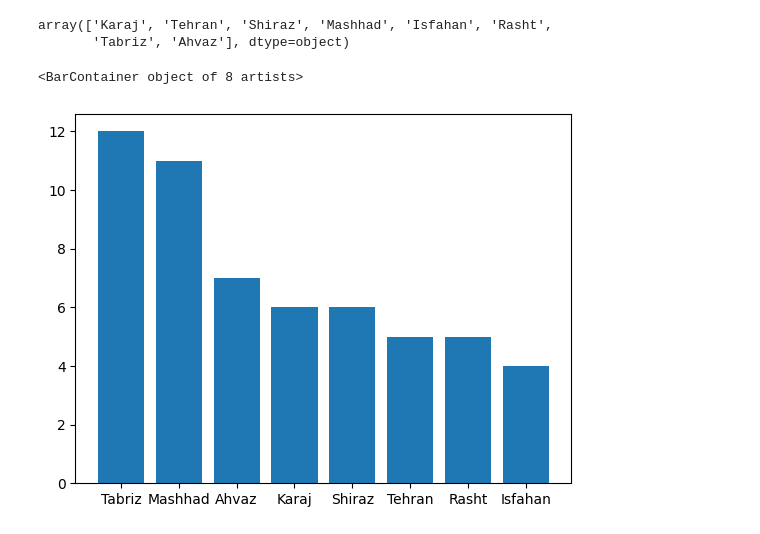
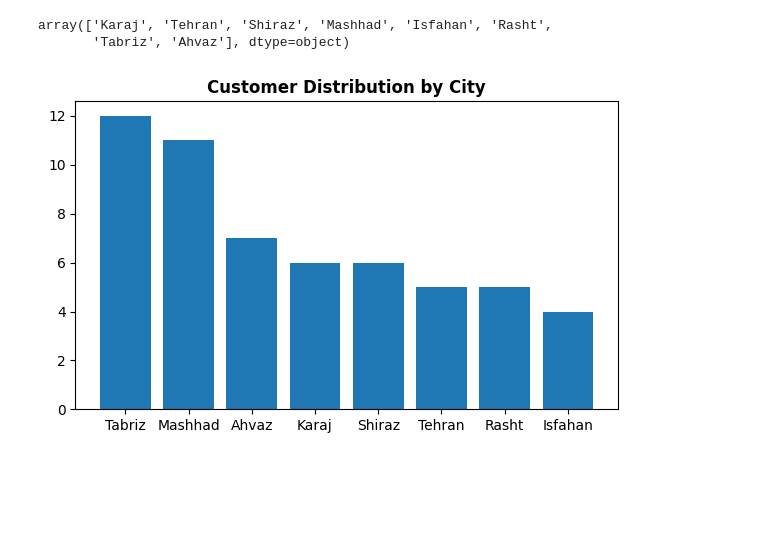
Before and after one commit to Fatemenamdar20/project-01-data-cleaning-fatemenamdarlo, a Jupyter notebook: data_cleaning.ipynb, the cells around one changed output. Saved outputs shown, nothing was run; the diff lists cells and outputs as text; code cells hidden in the pictures; blank space fills up the shorter version.

```diff
--- a/data_cleaning.ipynb
+++ b/data_cleaning.ipynb
@@ -225,8 +226,10 @@ df["city"].unique()
 array(['Karaj', 'Tehran', 'Shiraz', 'Mashhad', 'Isfahan', 'Rasht',
        'Tabriz', 'Ahvaz'], dtype=object)
 # %%
+plt.figure(figsize=(7,4))
 c = df["city"].value_counts()
 plt.bar(c.index, c)
+plt.title("Customer Distribution by City", fontweight="bold")
+plt.show()
 # %% [output]
-<BarContainer object of 8 artists>
-[figure, old version]
+[figure, new version]
```
Also changed, not shown: parts of 3 cells of this notebook, 1 other file.
